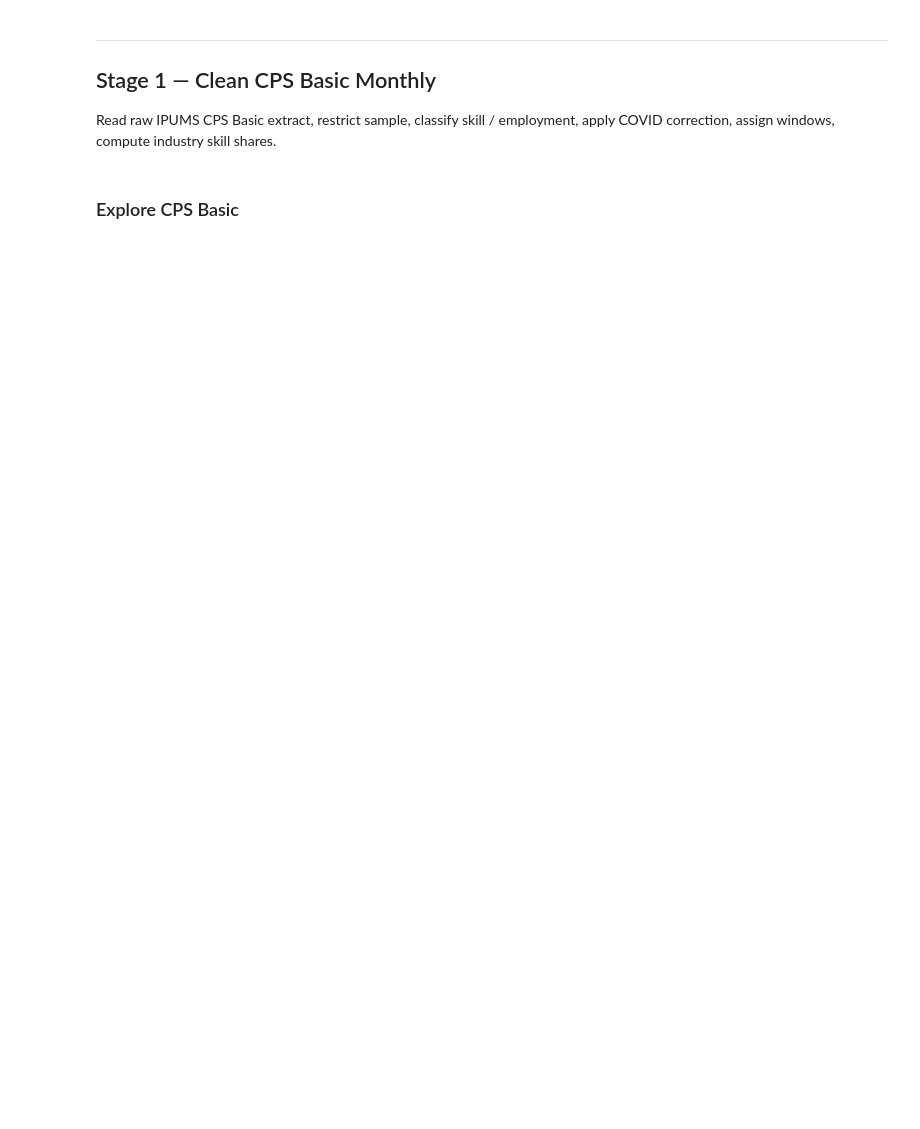
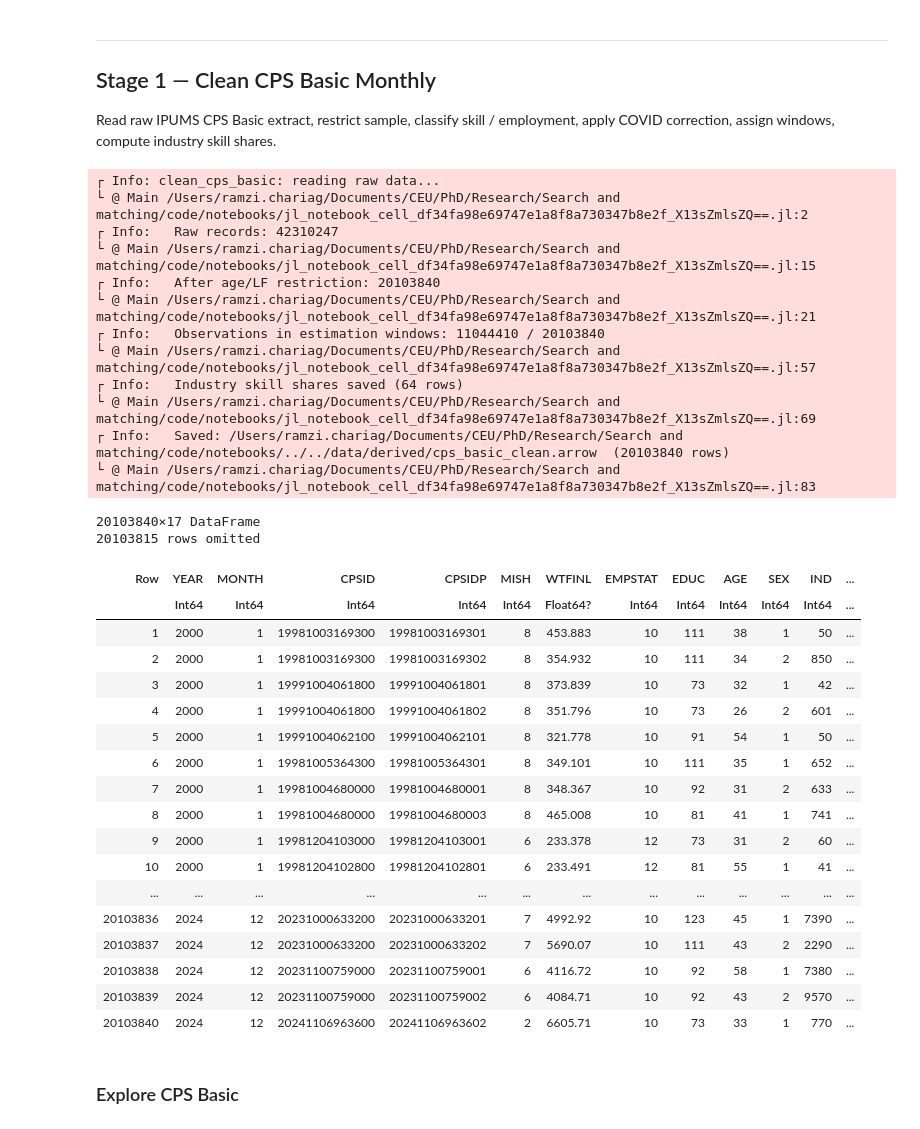
Before and after one commit to RamziChariag/DMP_labour_market_choice, a Jupyter notebook: code/notebooks/data_pipeline.ipynb, the cells around one changed output. Saved outputs shown, nothing was run; the diff lists cells and outputs as text; code cells hidden in the pictures; blank space fills up the shorter version.

```diff
--- a/code/notebooks/data_pipeline.ipynb
+++ b/code/notebooks/data_pipeline.ipynb
@@ -160,6 +165,34 @@ function apply_covid_correction(empstat::Integer, year::Int, month::Int)
     return empstat
 end
 
+
+# ============================================================
+# JOLTS industry mapping
+# ============================================================
+
+function ind_to_jolts_supersector(ind::Int)::String
+    170 <= ind <= 290   && return "AGRI"
+    370 <= ind <= 490   && return "100000"
+    570 <= ind <= 690   && return "480099"
+    770 == ind          && return "230000"
+    1070 <= ind <= 1990 && return "340000"
+    2070 <= ind <= 3990 && return "320000"
+    4070 <= ind <= 4590 && return "420000"
+    4670 <= ind <= 5790 && return "440000"
+    6070 <= ind <= 6390 && return "480099"
+    6470 <= ind <= 6780 && return "510000"
+    6870 <= ind <= 6990 && return "510099"
+    7070 <= ind <= 7190 && return "510099"
+    7270 <= ind <= 7790 && return "540099"
+    7860 <= ind <= 7890 && return "610000"
+    7970 <= ind <= 8470 && return "620000"
+    8560 <= ind <= 8590 && return "710000"
+    8660 <= ind <= 8690 && return "720000"
+    8770 <= ind <= 9090 && return "810000"
+    9170 <= ind <= 9590 && return "900000"
+    return "UNKNOWN"
+end
+
 # ============================================================
 # Moment name list
 # ============================================================
@@ -250,37 +289,71 @@ function clean_cps_basic()
                 break
             end
         end
     end
     @info "  Observations in estimation windows: $(count(w -> w != :none, df.window)) / $(nrow(df))"
 
     # Industry skill shares
     if hasproperty(df, :IND)
-        emp_df = filter(row -> row.employed && row.window != :none, df)
+        df.IND_JOLTS = ind_to_jolts_supersector.(df.IND)
+        emp_df = filter(row -> row.employed && row.window != :none && row.IND_JOLTS != "AGRI" && row.IND_JOLTS != "UNKNOWN", df)
         ind_shares = combine(
-            groupby(emp_df, [:window, :IND]),
-            :skilled => (s -> mean(s)) => :skilled_share_ind,
-            :WTFINL  => sum => :weight_ind
+            groupby(emp_df, [:window, :IND_JOLTS]),
+            :skilled => mean => :skilled_share_ind,
+            :WTFINL  => sum  => :weight_ind
         )
         Arrow.write(joinpath(DERIVED_DIR, "industry_skill_shares.arrow"), ind_shares)
         @info "  Industry skill shares saved ($(nrow(ind_shares)) rows)"
     end
 
     cols_to_keep = intersect(
         [:YEAR, :MONTH, :CPSID, :CPSIDP, :MISH, :WTFINL,
          :EMPSTAT, :EDUC, :AGE, :SEX, :IND,
          :skilled, :employed, :unemployed, :in_training,
          :valid_match, :window],
         Symbol.(names(df))
     )
     select!(df, cols_to_keep)
 
     outpath = joinpath(DERIVED_DIR, "cps_basic_clean.arrow")
     Arrow.write(outpath, df)
     @info "  Saved: $outpath  ($(nrow(df)) rows)"
     return df
 end
 
 cps_basic = clean_cps_basic()
+# %% [output]
+┌ Info: clean_cps_basic: reading raw data...
+└ @ Main /Users/ramzi.chariag/Documents/CEU/PhD/Research/Search and matching/code/notebooks/jl_notebook_cell_df34fa98e69747e1a8f8a730347b8e2f_X13sZmlsZQ==.jl:2
+┌ Info:   Raw records: 42310247
+└ @ Main /Users/ramzi.chariag/Documents/CEU/PhD/Research/Search and matching/code/notebooks/jl_notebook_cell_df34fa98e69747e1a8f8a730347b8e2f_X13sZmlsZQ==.jl:15
+┌ Info:   After age/LF restriction: 20103840
+└ @ Main /Users/ramzi.chariag/Documents/CEU/PhD/Research/Search and matching/code/notebooks/jl_notebook_cell_df34fa98e69747e1a8f8a730347b8e2f_X13sZmlsZQ==.jl:21
+┌ Info:   Observations in estimation windows: 11044410 / 20103840
+└ @ Main /Users/ramzi.chariag/Documents/CEU/PhD/Research/Search and matching/code/notebooks/jl_notebook_cell_df34fa98e69747e1a8f8a730347b8e2f_X13sZmlsZQ==.jl:57
+┌ Info:   Industry skill shares saved (64 rows)
+└ @ Main /Users/ramzi.chariag/Documents/CEU/PhD/Research/Search and matching/code/notebooks/jl_notebook_cell_df34fa98e69747e1a8f8a730347b8e2f_X13sZmlsZQ==.jl:69
+┌ Info:   Saved: /Users/ramzi.chariag/Documents/CEU/PhD/Research/Search and matching/code/notebooks/../../data/derived/cps_basic_clean.arrow  (20103840 rows)
+└ @ Main /Users/ramzi.chariag/Documents/CEU/PhD/Research/Search and matching/code/notebooks/jl_notebook_cell_df34fa98e69747e1a8f8a730347b8e2f_X13sZmlsZQ==.jl:83
+20103840×17 DataFrame
+20103815 rows omitted
+| Row | YEAR | MONTH | CPSID | CPSIDP | MISH | WTFINL | EMPSTAT | EDUC | AGE | SEX | IND | ... |
+|  | Int64 | Int64 | Int64 | Int64 | Int64 | Float64? | Int64 | Int64 | Int64 | Int64 | Int64 | ... |
+| 1 | 2000 | 1 | 19981003169300 | 19981003169301 | 8 | 453.883 | 10 | 111 | 38 | 1 | 50 | ... |
+| 2 | 2000 | 1 | 19981003169300 | 19981003169302 | 8 | 354.932 | 10 | 111 | 34 | 2 | 850 | ... |
+| 3 | 2000 | 1 | 19991004061800 | 19991004061801 | 8 | 373.839 | 10 | 73 | 32 | 1 | 42 | ... |
+| 4 | 2000 | 1 | 19991004061800 | 19991004061802 | 8 | 351.796 | 10 | 73 | 26 | 2 | 601 | ... |
+| 5 | 2000 | 1 | 19991004062100 | 19991004062101 | 8 | 321.778 | 10 | 91 | 54 | 1 | 50 | ... |
+| 6 | 2000 | 1 | 19981005364300 | 19981005364301 | 8 | 349.101 | 10 | 111 | 35 | 1 | 652 | ... |
+| 7 | 2000 | 1 | 19981004680000 | 19981004680001 | 8 | 348.367 | 10 | 92 | 31 | 2 | 633 | ... |
+| 8 | 2000 | 1 | 19981004680000 | 19981004680003 | 8 | 465.008 | 10 | 81 | 41 | 1 | 741 | ... |
+| 9 | 2000 | 1 | 19981204103000 | 19981204103001 | 6 | 233.378 | 12 | 73 | 31 | 2 | 60 | ... |
+| 10 | 2000 | 1 | 19981204102800 | 19981204102801 | 6 | 233.491 | 12 | 81 | 55 | 1 | 41 | ... |
+| ... | ... | ... | ... | ... | ... | ... | ... | ... | ... | ... | ... | ... |
+| 20103836 | 2024 | 12 | 20231000633200 | 20231000633201 | 7 | 4992.92 | 10 | 123 | 45 | 1 | 7390 | ... |
+| 20103837 | 2024 | 12 | 20231000633200 | 20231000633202 | 7 | 5690.07 | 10 | 111 | 43 | 2 | 2290 | ... |
+| 20103838 | 2024 | 12 | 20231100759000 | 20231100759001 | 6 | 4116.72 | 10 | 92 | 58 | 1 | 7380 | ... |
+| 20103839 | 2024 | 12 | 20231100759000 | 20231100759002 | 6 | 4084.71 | 10 | 92 | 43 | 2 | 9570 | ... |
+| 20103840 | 2024 | 12 | 20241106963600 | 20241106963602 | 2 | 6605.71 | 10 | 73 | 33 | 1 | 770 | ... |
 # %% [markdown]
 ### Explore CPS Basic
 # %%
```
Also changed, not shown: parts of 30 cells of this notebook, 40 other files.
